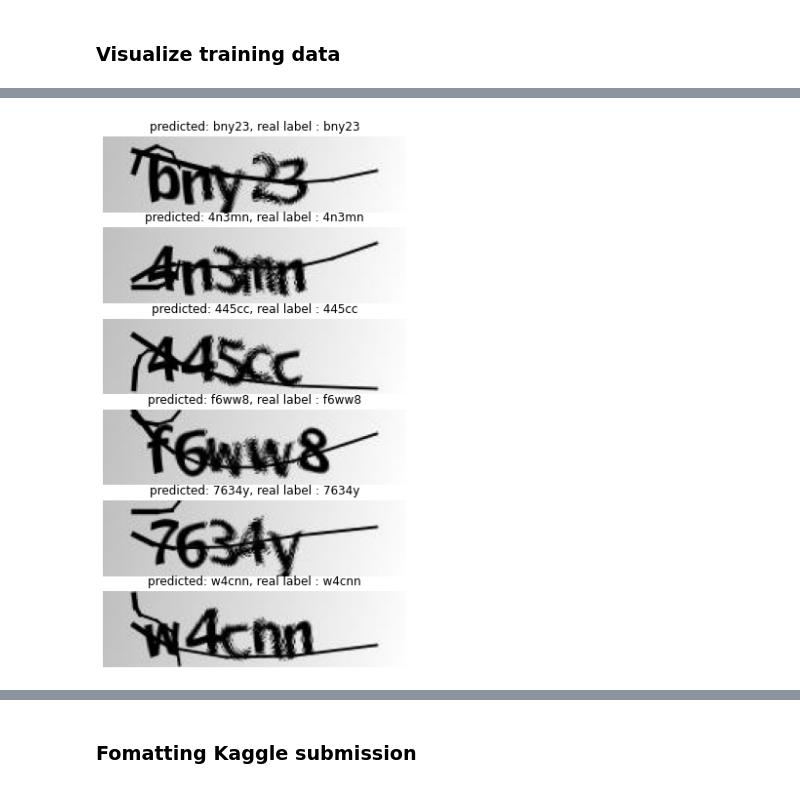
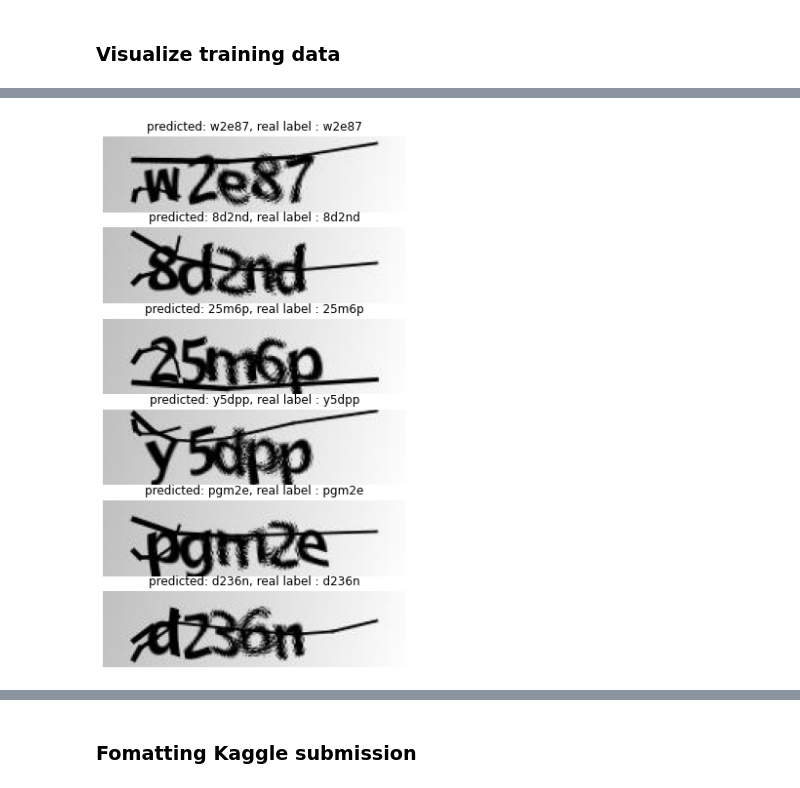
Before and after one commit to rhdtka21/Intro-To-AI, a Jupyter notebook: final_project_seokjungwoo.ipynb, the cells around one changed output, grey strips where cells are left out. Drawn from its saved outputs; the diff is of its cells as text; code cells hidden in the pictures.

```diff
--- a/final_project_seokjungwoo.ipynb
+++ b/final_project_seokjungwoo.ipynb
@@ -282,7 +344,2 @@ for learner in learners:
 ... (8 outputs left out)
-# %%
-for e,f in enumerate(figures):
-    f.suptitle('')
-    for a in f.axes: a.set_title(f'Position: {e+1}')
-    f.savefig(f'{e}_heatmap.png', bbox_inches='tight')
 # %%
@@ -289,14 +348,26 @@ for e,f in enumerate(figures):
 def predict_captcha(img, learners):
     return ''.join([str(learner.predict(img)[0]) for learner in learners])
-# %%
-num = 6
-fig, ax = plt.subplots(nrows=num, figsize=(20,10))
-
-for a, (img, _), lbl in zip(ax.flatten(), learners[0].data.valid_ds, learners[0].data.valid_ds.items):
-    show_image(img, a)
-    lbl = lbl.name[:-4]
-    a.set_title(f'predicted: {predict_captcha(img, learners)}, real label : {lbl}')
-plt.show()
-# %% [output]
-[figure, removed]
+# %%
+# 학습이 제대로 되었고, 제대로 동작하는지를 확인하기 위해서
+# valid data set을 num개 출력
+
+num = 6
+fig, ax = plt.subplots(nrows=num, figsize=(20,10))
+img_paths = learners[0].data.valid_ds.items
+count = 0
+correct = 0
+
+for a, img_path in zip(ax.flatten()[:num], img_paths[:num]):
+
+    lbl = img_path.name[:-4]
+    img = open_image(img_path)
+    predicted = predict_captcha(img, learners)
+    show_image(img, a)
+    a.set_title(f'predicted: {predicted}, real label : {lbl}')
+    if lbl==predicted: correct +=1
+    count += 1
+
+plt.show()
+# %% [output]
+[figure, added]
 # %%
```
Also changed, not shown: parts of 18 cells of this notebook.
